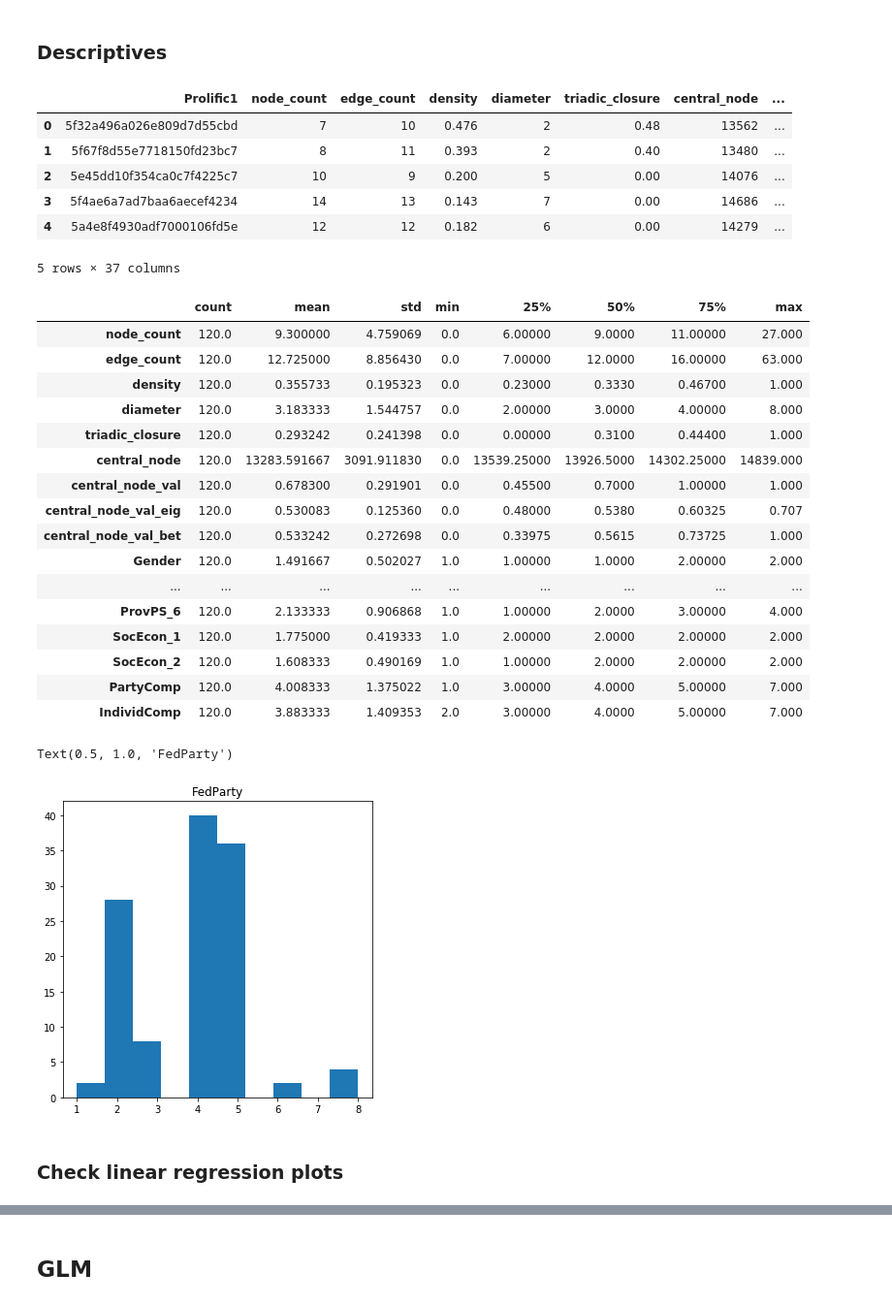
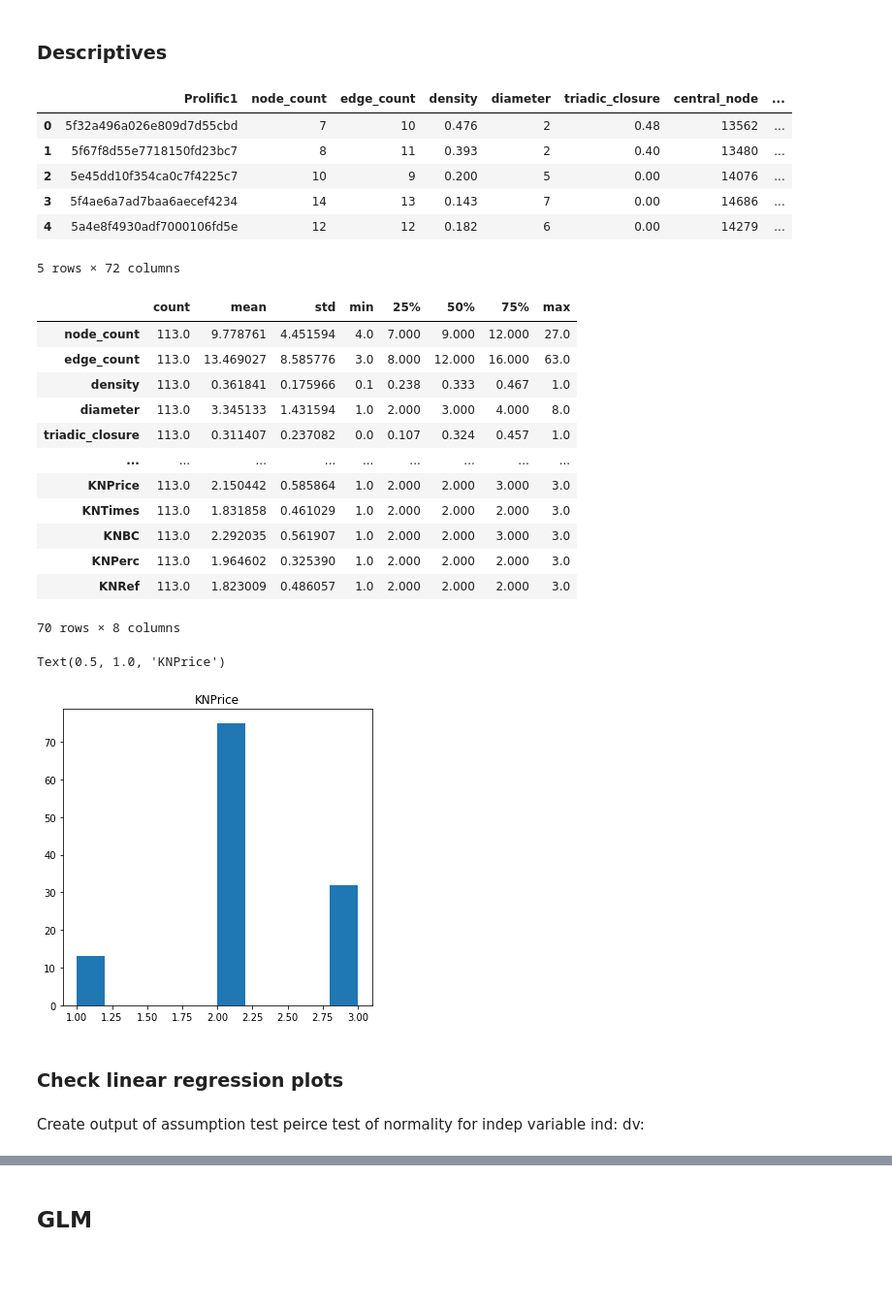
Before and after one commit to crhea93/CAM_binder, a Jupyter notebook: AT_CAM.ipynb, the cells around one changed output, grey strips where cells are left out. Shown: that part at 97% size. Saved outputs shown, nothing was run; the diff lists cells and outputs as text; code cells hidden in the pictures; blank space fills up the shorter version.

```diff
--- a/AT_CAM.ipynb
+++ b/AT_CAM.ipynb
@@ -489,0 +536,17 @@ The length of merged data: 120
+# %%
+#Get all the controls
+control_list_1 = ['Age','Education','Income','English','Gender','CarbFam','CarbSFam']
+control_list_Aff = survey_column_list[123:149]
+control_list_Cog = survey_column_list[105:123]
+control_list_KN = survey_column_list[170:177]
+
+control_list = control_list_1 + control_list_Aff + control_list_Cog + control_list_KN
+# %%
+#Get all variable
+independent_list = survey_column_list[:11]
+dependent_list = ['CarbAg','Interest_1','CarbDecide']
+full_variable_list = independent_list + dependent_list + control_list
+# %%
+#subset df
+
+survey_df_analysis = survey_merge_large_cam.loc[:,full_variable_list]
@@ -490,7 +563,7 @@ The length of merged data: 120
 # %% [markdown]
 ### Descriptives
 # %%
-survey_cam_merge.head()
+survey_df_analysis.head()
 # %% [output]
 |  | Prolific1 | node_count | edge_count | density | diameter | triadic_closure | central_node | ... |
 | 0 | 5f32a496a026e809d7d55cbd | 7 | 10 | 0.476 | 2 | 0.48 | 13562 | ... |
@@ -498,45 +571,46 @@ survey_cam_merge.head()
 | 2 | 5e45dd10f354ca0c7f4225c7 | 10 | 9 | 0.200 | 5 | 0.00 | 14076 | ... |
 | 3 | 5f4ae6a7ad7baa6aecef4234 | 14 | 13 | 0.143 | 7 | 0.00 | 14686 | ... |
 | 4 | 5a4e8f4930adf7000106fd5e | 12 | 12 | 0.182 | 6 | 0.00 | 14279 | ... |
-5 rows × 37 columns
+5 rows × 72 columns
 # %%
-variable_list = list(survey_cam_merge.columns)
+variable_list = list(survey_df_analysis.columns)
 # %%
-merge_summary_df = pd.DataFrame(survey_cam_merge[variable_list].describe()).transpose()
-merge_summary_df
+summary_df = pd.DataFrame(survey_df_analysis[variable_list].describe()).transpose()
+summary_df
 # %% [output]
 |  | count | mean | std | min | 25% | 50% | 75% | max |
-| node_count | 120.0 | 9.300000 | 4.759069 | 0.0 | 6.00000 | 9.0000 | 11.00000 | 27.000 |
-| edge_count | 120.0 | 12.725000 | 8.856430 | 0.0 | 7.00000 | 12.0000 | 16.00000 | 63.000 |
-| density | 120.0 | 0.355733 | 0.195323 | 0.0 | 0.23000 | 0.3330 | 0.46700 | 1.000 |
-| diameter | 120.0 | 3.183333 | 1.544757 | 0.0 | 2.00000 | 3.0000 | 4.00000 | 8.000 |
-| triadic_closure | 120.0 | 0.293242 | 0.241398 | 0.0 | 0.00000 | 0.3100 | 0.44400 | 1.000 |
-| central_node | 120.0 | 13283.591667 | 3091.911830 | 0.0 | 13539.25000 | 13926.5000 | 14302.25000 | 14839.000 |
-| central_node_val | 120.0 | 0.678300 | 0.291901 | 0.0 | 0.45500 | 0.7000 | 1.00000 | 1.000 |
-| central_node_val_eig | 120.0 | 0.530083 | 0.125360 | 0.0 | 0.48000 | 0.5380 | 0.60325 | 0.707 |
-| central_node_val_bet | 120.0 | 0.533242 | 0.272698 | 0.0 | 0.33975 | 0.5615 | 0.73725 | 1.000 |
-| Gender | 120.0 | 1.491667 | 0.502027 | 1.0 | 1.00000 | 1.0000 | 2.00000 | 2.000 |
+| node_count | 113.0 | 9.778761 | 4.451594 | 4.0 | 7.000 | 9.000 | 12.000 | 27.0 |
+| edge_count | 113.0 | 13.469027 | 8.585776 | 3.0 | 8.000 | 12.000 | 16.000 | 63.0 |
+| density | 113.0 | 0.361841 | 0.175966 | 0.1 | 0.238 | 0.333 | 0.467 | 1.0 |
+| diameter | 113.0 | 3.345133 | 1.431594 | 1.0 | 2.000 | 3.000 | 4.000 | 8.0 |
+| triadic_closure | 113.0 | 0.311407 | 0.237082 | 0.0 | 0.107 | 0.324 | 0.457 | 1.0 |
 | ... | ... | ... | ... | ... | ... | ... | ... | ... |
-| ProvPS_6 | 120.0 | 2.133333 | 0.906868 | 1.0 | 1.00000 | 2.0000 | 3.00000 | 4.000 |
-| SocEcon_1 | 120.0 | 1.775000 | 0.419333 | 1.0 | 2.00000 | 2.0000 | 2.00000 | 2.000 |
-| SocEcon_2 | 120.0 | 1.608333 | 0.490169 | 1.0 | 1.00000 | 2.0000 | 2.00000 | 2.000 |
-| PartyComp | 120.0 | 4.008333 | 1.375022 | 1.0 | 3.00000 | 4.0000 | 5.00000 | 7.000 |
-| IndividComp | 120.0 | 3.883333 | 1.409353 | 2.0 | 3.00000 | 4.0000 | 5.00000 | 7.000 |
+| KNPrice | 113.0 | 2.150442 | 0.585864 | 1.0 | 2.000 | 2.000 | 3.000 | 3.0 |
+| KNTimes | 113.0 | 1.831858 | 0.461029 | 1.0 | 2.000 | 2.000 | 2.000 | 3.0 |
+| KNBC | 113.0 | 2.292035 | 0.561907 | 1.0 | 2.000 | 2.000 | 3.000 | 3.0 |
+| KNPerc | 113.0 | 1.964602 | 0.325390 | 1.0 | 2.000 | 2.000 | 2.000 | 3.0 |
+| KNRef | 113.0 | 1.823009 | 0.486057 | 1.0 | 2.000 | 2.000 | 2.000 | 3.0 |
+70 rows × 8 columns
 # %%
-variable_index = variable_list.index('FedParty') #Just enter the variable name you want an output for
+variable_index = variable_list.index('KNPrice') #Just enter the variable name you want an output for
 
 variable_name = variable_list[variable_index]
 
 fig, axs = plt.subplots(figsize=(5,5),sharey=True, tight_layout=True)
 
 # We can set the number of bins with the `bins` kwarg
 axs.hist(survey_cam_merge[variable_name])
 axs.set_title(f'{variable_name}')
 # %% [output]
-Text(0.5, 1.0, 'FedParty')
+Text(0.5, 1.0, 'KNPrice')
-[figure, old version]
+[figure, new version]
 # %% [markdown]
 ### Check linear regression plots
+# %% [markdown]
+Create output of assumption test
+peirce test of normality for indep variable
+ind:
+dv:
 # %%
 from scipy.stats import linregress
 # Create a function to create Linear Regression plots
```
Also changed, not shown: parts of 26 cells of this notebook.
